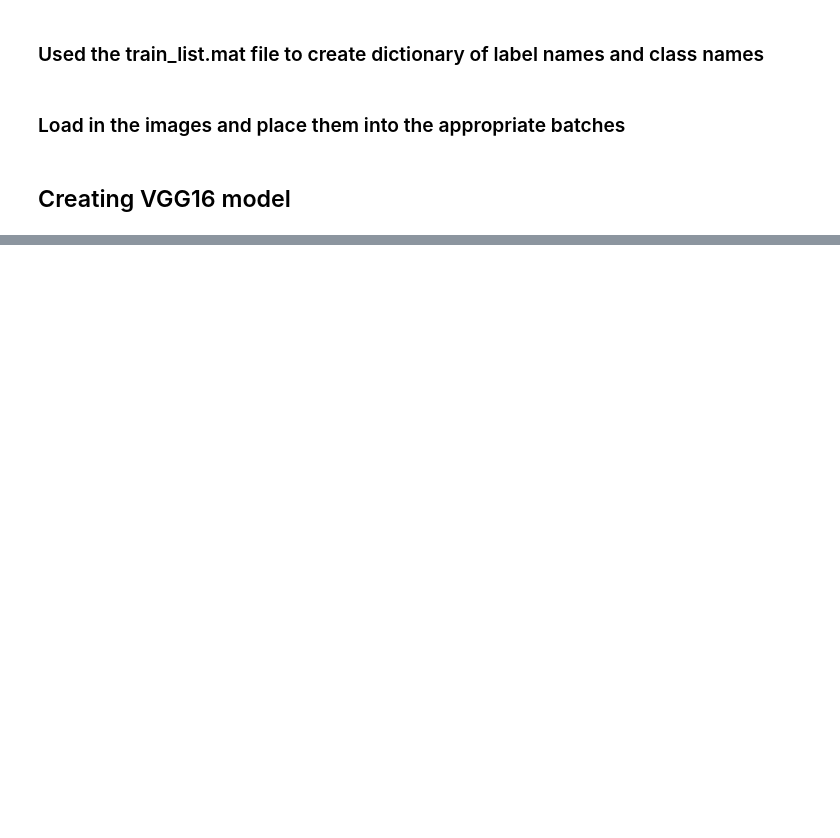
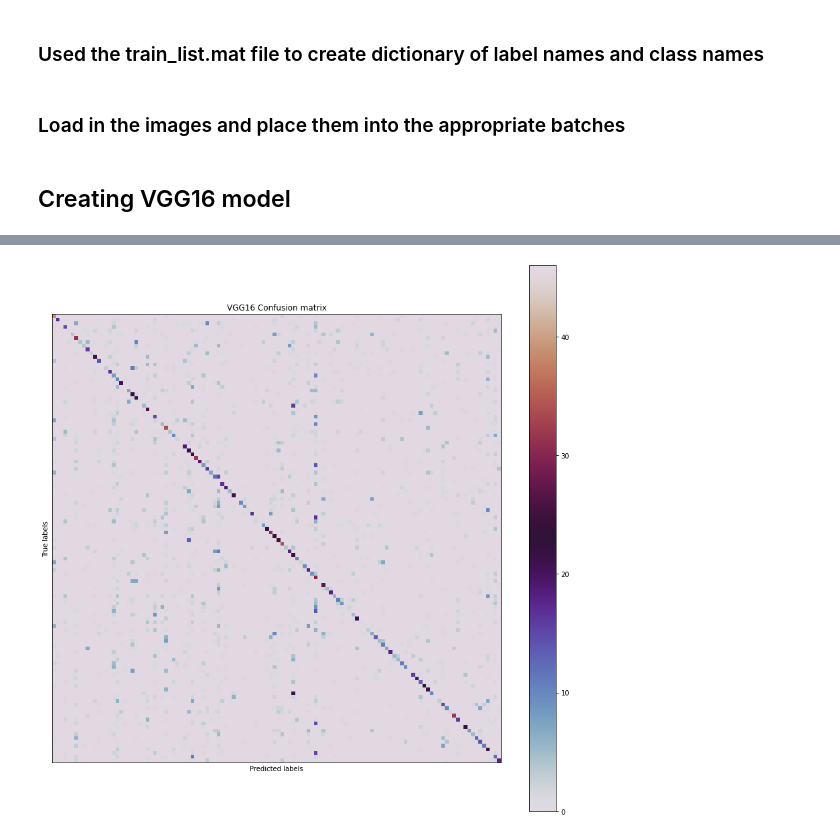
Before and after one commit to nguyenbel/whos-a-good-boy, a Jupyter notebook: dogs_model_testing.ipynb, the cells around one changed output, grey strips where cells are left out. Cells and saved outputs as stored; diff of their text form; code cells hidden in the pictures; blank space fills up the shorter version.

Commit message:
added images, ignored models

```diff
--- a/dogs_model_testing.ipynb
+++ b/dogs_model_testing.ipynb
@@ -265,0 +299,13 @@ Epoch 5/8
+# %%
+pred_incep_df = pd.DataFrame(predictions, columns = breeds)
+# %%
+decode_vgg16 = tf.argmax(pred_vgg16_df, axis = 1)
+labels_vgg16 = []
+for i in np.array(decode_vgg16):
+    labels_vgg16.append(breed_key[i])
+# %%
+decode_incep = tf.argmax(pred_incep_df, axis = 1)
+labels_incep = []
+
+for i in np.array(decode_incep):
+    labels_incep.append(breed_key[i])
@@ -265,0 +317,6 @@ Epoch 5/8
+# %%
+y_true_vgg16 = []
+y_true_incep = []
+for i in range(len(test_batch.classes)):
+    y_true_vgg16.append(breeds[test_batch_vgg16.classes[i]])
+    y_true_incep.append(breeds[test_batch.classes[i]])
@@ -265,0 +325,14 @@ Epoch 5/8
+# %%
+cm = confusion_matrix(y_true_vgg16, labels_vgg16)
+fig, ax = plt.subplots(figsize = (15, 15))
+plt.imshow(cm, cmap = 'twilight')
+plt.xlabel('Predicted labels')
+plt.xlabel('Predicted labels')
+plt.ylabel('True labels')
+plt.xticks([],[])
+plt.yticks([],[])
+plt.title('VGG16 Confusion matrix')
+plt.colorbar()
+plt.savefig('img/vgg16_Confusion_Matrix.jpg');
+# %% [output]
+[figure, added]
```
Also changed, not shown: parts of 54 cells of this notebook, 15 other files.
